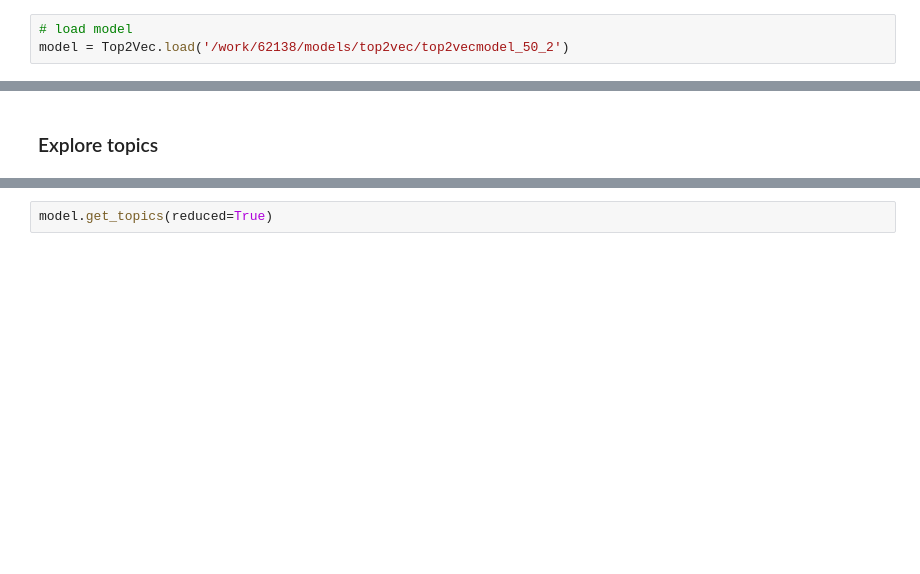
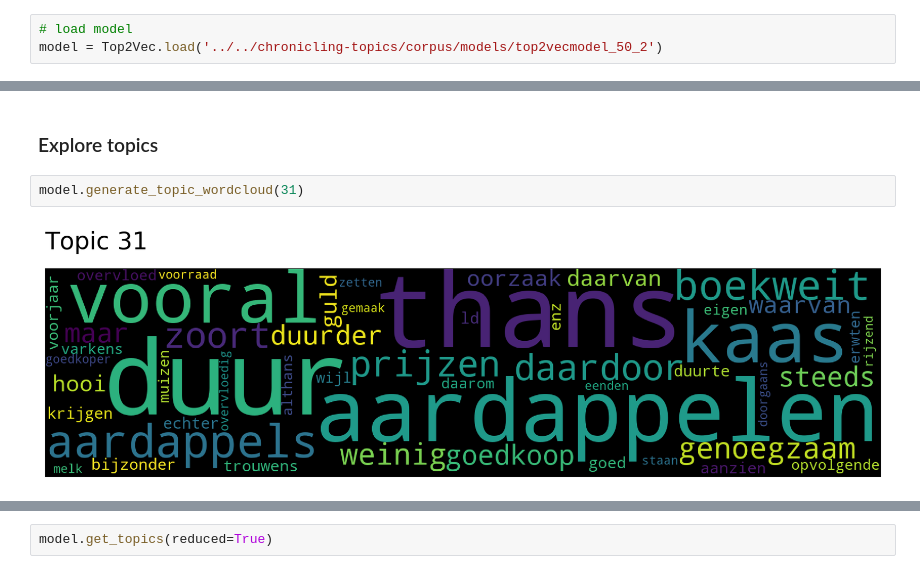
Before and after one commit to centre-for-humanities-computing/dutch-chronicles, a Jupyter notebook: notebooks/top2vec_training.ipynb, the cells around one changed output, grey strips where cells are left out. Cells and saved outputs as stored; diff of their text form; blank space fills up the shorter version.

```diff
--- a/notebooks/top2vec_training.ipynb
+++ b/notebooks/top2vec_training.ipynb
@@ -48,7 +48,7 @@ KeyboardInterrupt:
 model.save('../models/top2vec/top2vecmodel_50_2')
 # %%
 # load model
-model = Top2Vec.load('/work/62138/models/top2vec/top2vecmodel_50_2')
+model = Top2Vec.load('../../chronicling-topics/corpus/models/top2vecmodel_50_2')
 # %% [markdown]
 ### Show 5 topics most close to keyword
 # %%
@@ -148,3 +148,7 @@ merged = merged_rep_1 + merged_rep_2
 np.save('/work/62138/models/representation_final_50_reduced.npy', merged)
 # %% [markdown]
 ### Explore topics
+# %%
+model.generate_topic_wordcloud(31)
+# %% [output]
+[figure, added]
```
Also changed, not shown: parts of 2 cells of this notebook.
